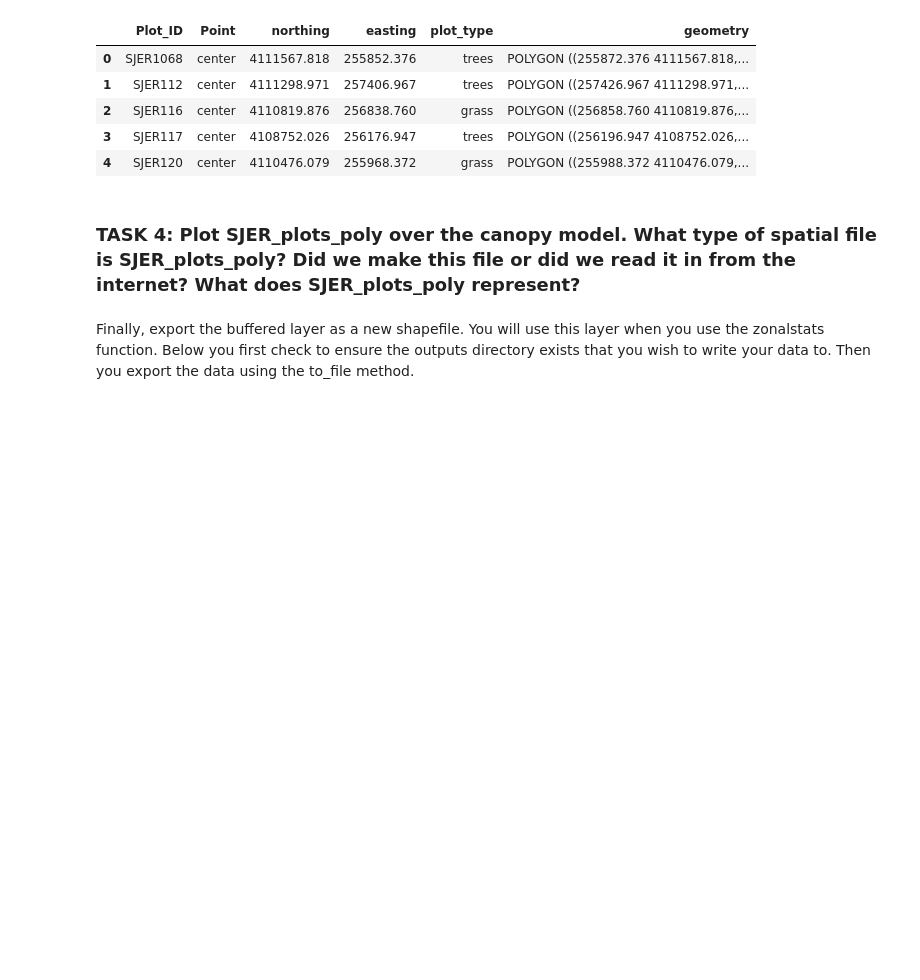
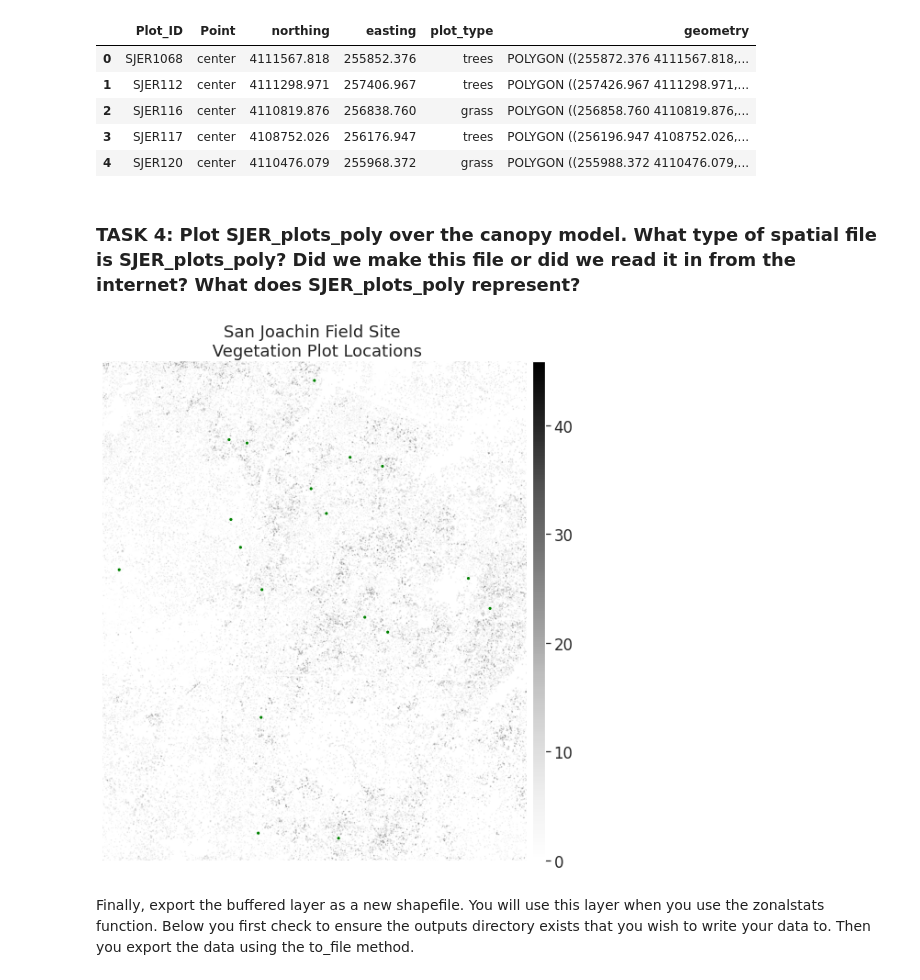
Before and after one commit to MarilynSmith1/EnvDatSci22, a Jupyter notebook: CodeSprints/Regression101.ipynb, the cells around one changed output. Drawn from its saved outputs; the diff is of its cells as text; code cells hidden in the pictures; blank space fills up the shorter version.

```diff
--- a/CodeSprints/Regression101.ipynb
+++ b/CodeSprints/Regression101.ipynb
@@ -254,3 +254,24 @@ SJER_plots_poly.head()
+# %%
+#Task 4: Plot SJER_plots_poly over the canopy model
+fig, ax = plt.subplots(figsize=(10, 10))
+
+# We plot with the zeros in the data so the CHM can be better represented visually
+ep.plot_bands(sjer_chm_data,
+              extent=plotting_extent(sjer_chm_data,
+                                     sjer_chm_data.rio.transform()),  # Set spatial extent
+              cmap='Greys',
+              title="San Joachin Field Site \n Vegetation Plot Locations",
+              scale=False,
+              ax=ax)
+
+SJER_plots_poly.plot(ax=ax,
+                       marker='s',
+                       markersize=80,
+                       color='green')
+ax.set_axis_off()
+plt.show()
+# %% [output]
+[figure, added]
 # %% [markdown]
 Finally, export the buffered layer as a new shapefile. You will use this layer when you use the zonalstats function. Below you first check to ensure the outputs directory exists that you wish to write your data to. Then you export the data using the to_file method.
 # %%
```
Also changed, not shown: parts of 21 cells of this notebook.
